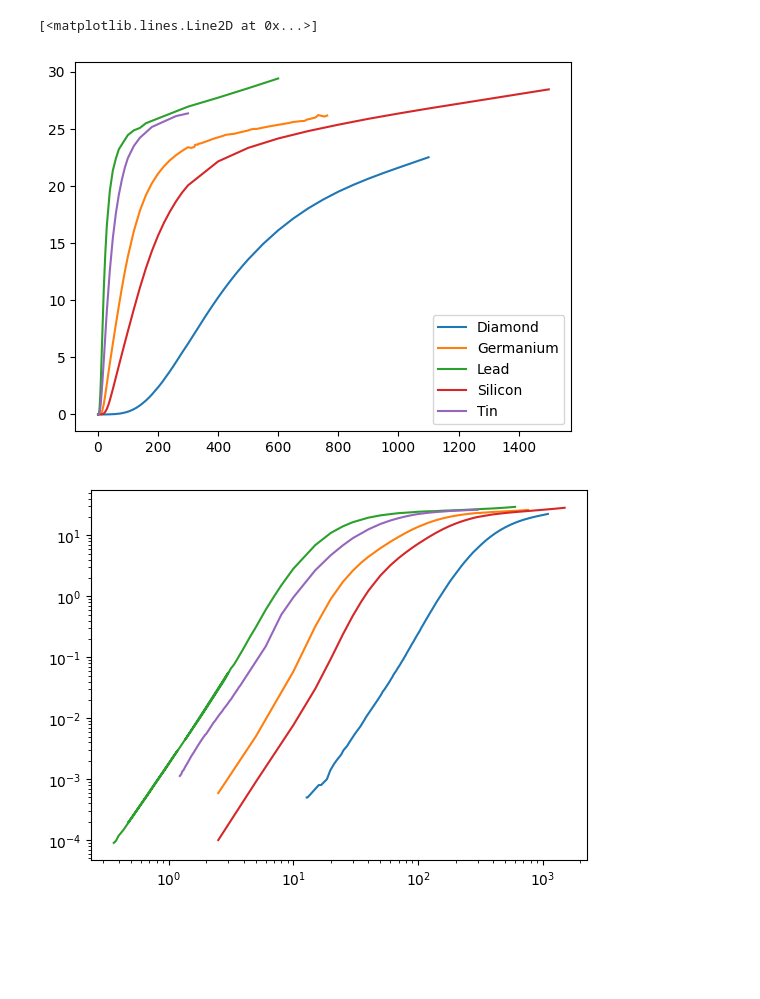
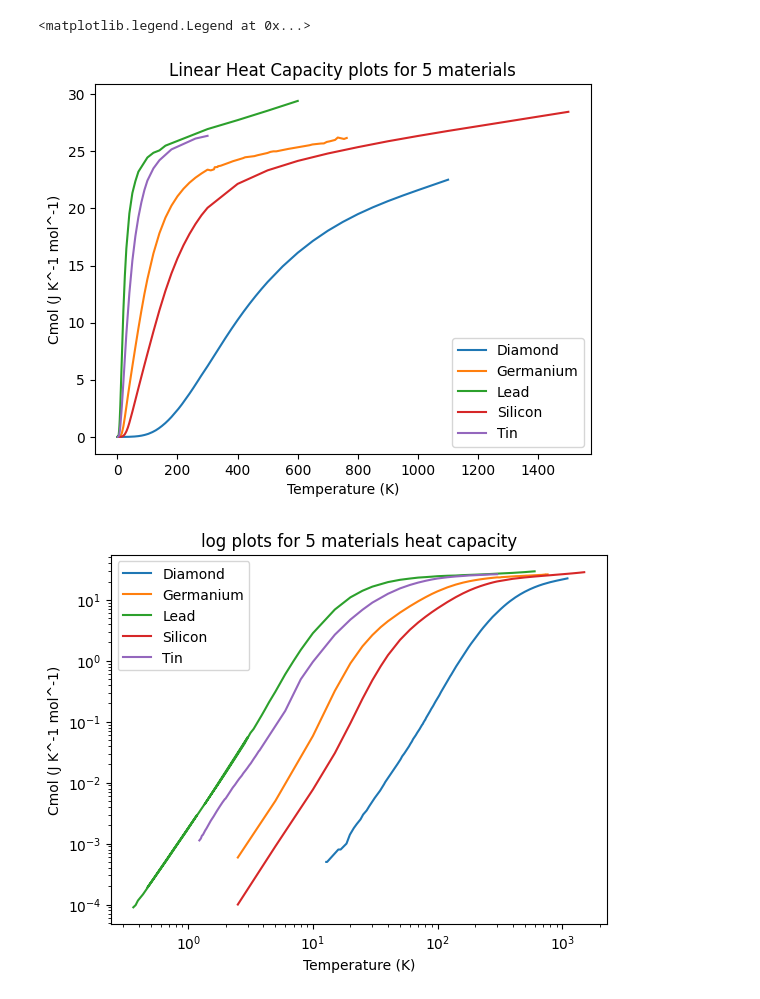
Before and after one commit to StephenJohnson-CardiffUni/Astro, a Jupyter notebook: CondensedAssignment2.ipynb, the cells around one changed output. Drawn from its saved outputs; the diff is of its cells as text; code cells hidden in the pictures; blank space fills up the shorter version.

```diff
--- a/CondensedAssignment2.ipynb
+++ b/CondensedAssignment2.ipynb
@@ -70,36 +79,43 @@ def load_data(file_paths):
     return data
 
 #pass in file locations and load columns into dictionary
 file_paths = ['/content/diamond.txt', '/content/germanium.txt', '/content/lead_v3.txt','/content/silicon.txt','/content/tin.txt']
 data = load_data(file_paths)
 
 # Access the columns for a specific file path
 diamondTemperature, diamondHeatCapacity = data['/content/diamond.txt']
 germaniumTemperature, germaniumHeatCapacity = data['/content/germanium.txt']
 leadTemperature, leadHeatCapacity = data['/content/lead_v3.txt']
 siliconTemperature, siliconHeatCapacity = data['/content/silicon.txt']
 tinTemperature, tinHeatCapacity = data['/content/tin.txt']
 
 
 #linear Plots
 plt.plot(diamondTemperature,diamondHeatCapacity,label="Diamond")
 plt.plot(germaniumTemperature,germaniumHeatCapacity,label="Germanium")
 plt.plot(leadTemperature,leadHeatCapacity,label="Lead")
 plt.plot(siliconTemperature,siliconHeatCapacity,label="Silicon")
 plt.plot(tinTemperature,tinHeatCapacity,label="Tin")
+plt.xlabel("Temperature (K)")
+plt.ylabel("Cmol (J K^-1 mol^-1)")
+plt.title("Linear Heat Capacity plots for 5 materials")
 plt.legend()
 
 #loglog plot
 plt.figure()
 plt.loglog(diamondTemperature,diamondHeatCapacity,label="Diamond")
 plt.loglog(germaniumTemperature,germaniumHeatCapacity,label="Germanium")
 plt.loglog(leadTemperature,leadHeatCapacity,label="Lead")
 plt.loglog(siliconTemperature,siliconHeatCapacity,label="Silicon")
 plt.loglog(tinTemperature,tinHeatCapacity,label="Tin")
+plt.xlabel("Temperature (K)")
+plt.ylabel("Cmol (J K^-1 mol^-1)")
+plt.title("log plots for 5 materials heat capacity")
+plt.legend()
 # %% [output]
-[<matplotlib.lines.Line2D at 0x...>]
+<matplotlib.legend.Legend at 0x...>
-[figure, old version]
+[figure, new version]
-[figure, old version]
+[figure, new version]
 # %%
 '''
 
```
Also changed, not shown: parts of 14 cells of this notebook.
